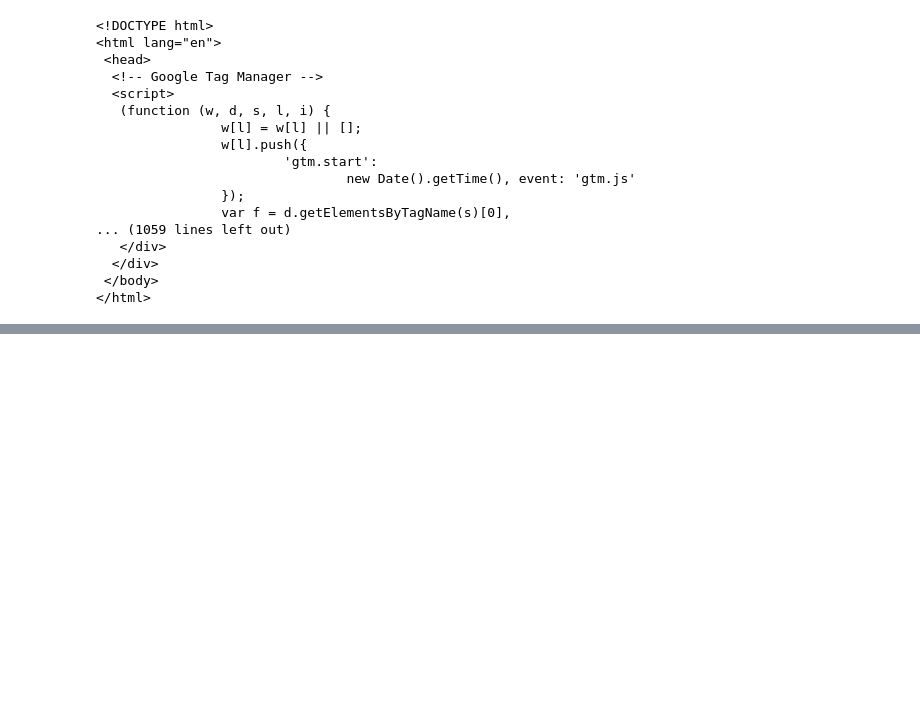
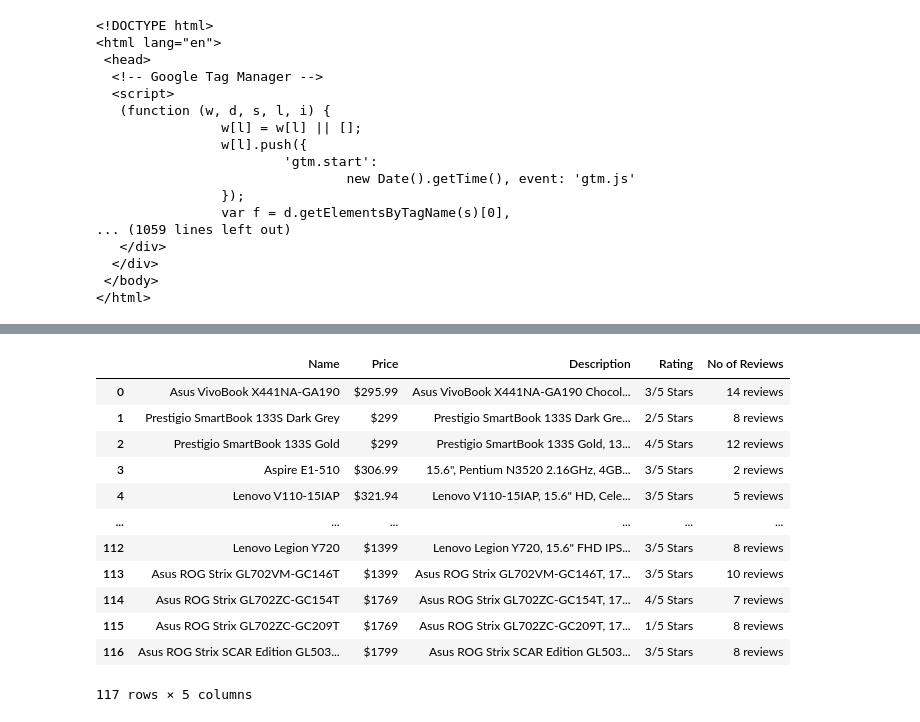
Before and after one commit to chiragooner/WebScraping, a Jupyter notebook: scrape.ipynb, the cells around one changed output, grey strips where cells are left out. Cells and saved outputs as stored; diff of their text form; code cells hidden in the pictures; blank space fills up the shorter version.

```diff
--- a/scrape.ipynb
+++ b/scrape.ipynb
@@ -191,8 +206,4 @@ print(soup_tablets.prettify())
 # %%
-laptops_title_tags = soup_laptops.find_all('a',class_='title')
-# laptops_titles = []
-
-# for tag in laptops_title_tags:
-#     laptops_titles.append(tag['title'].strip())
-
-laptops_title_tags['title']
+laptops_titles = []
+for tag in laptops_title_tags:
+     laptops_titles.append(tag[0]['title'])
@@ -200,0 +210,16 @@ TypeError: list indices must be integers or slices, not str
+# %%
+laptops_prices = []
+for tag in laptops_prices_tags:
+     laptops_prices.append(tag[0].text.strip())
+# %%
+laptops_ratings = []
+laptops_no_of_reviews = []
+for tag in laptops_ratings_tags:
+     laptops_no_of_reviews.append(tag[0].find('p',class_='review-count').text.strip())
+     laptops_ratings.append((tag[0].find('p',attrs={'data-rating':True})['data-rating']) + '/5 Stars')
+# %%
+laptops_captions = []
+for tag in laptops_captions_tags:
+     laptops_captions.append(tag[0].text.strip())
+
+laptops_captions
@@ -201 +244,25 @@ TypeError: list indices must be integers or slices, not str
+# %%
+laptops_dict = {
+    'Name': laptops_titles,
+    'Price': laptops_prices,
+    'Description': laptops_captions,
+    'Rating': laptops_ratings,
+    'No of Reviews': laptops_no_of_reviews
+}
+
+pd.DataFrame(laptops_dict)
+# %% [output]
+|  | Name | Price | Description | Rating | No of Reviews |
+| 0 | Asus VivoBook X441NA-GA190 | $295.99 | Asus VivoBook X441NA-GA190 Chocol... | 3/5 Stars | 14 reviews |
+| 1 | Prestigio SmartBook 133S Dark Grey | $299 | Prestigio SmartBook 133S Dark Gre... | 2/5 Stars | 8 reviews |
+| 2 | Prestigio SmartBook 133S Gold | $299 | Prestigio SmartBook 133S Gold, 13... | 4/5 Stars | 12 reviews |
+| 3 | Aspire E1-510 | $306.99 | 15.6", Pentium N3520 2.16GHz, 4GB... | 3/5 Stars | 2 reviews |
+| 4 | Lenovo V110-15IAP | $321.94 | Lenovo V110-15IAP, 15.6" HD, Cele... | 3/5 Stars | 5 reviews |
+| ... | ... | ... | ... | ... | ... |
+| 112 | Lenovo Legion Y720 | $1399 | Lenovo Legion Y720, 15.6" FHD IPS... | 3/5 Stars | 8 reviews |
+| 113 | Asus ROG Strix GL702VM-GC146T | $1399 | Asus ROG Strix GL702VM-GC146T, 17... | 3/5 Stars | 10 reviews |
+| 114 | Asus ROG Strix GL702ZC-GC154T | $1769 | Asus ROG Strix GL702ZC-GC154T, 17... | 4/5 Stars | 7 reviews |
+| 115 | Asus ROG Strix GL702ZC-GC209T | $1769 | Asus ROG Strix GL702ZC-GC209T, 17... | 1/5 Stars | 8 reviews |
+| 116 | Asus ROG Strix SCAR Edition GL503... | $1799 | Asus ROG Strix SCAR Edition GL503... | 3/5 Stars | 8 reviews |
+117 rows × 5 columns
 # %%
```
Also changed, not shown: parts of 11 cells of this notebook.
